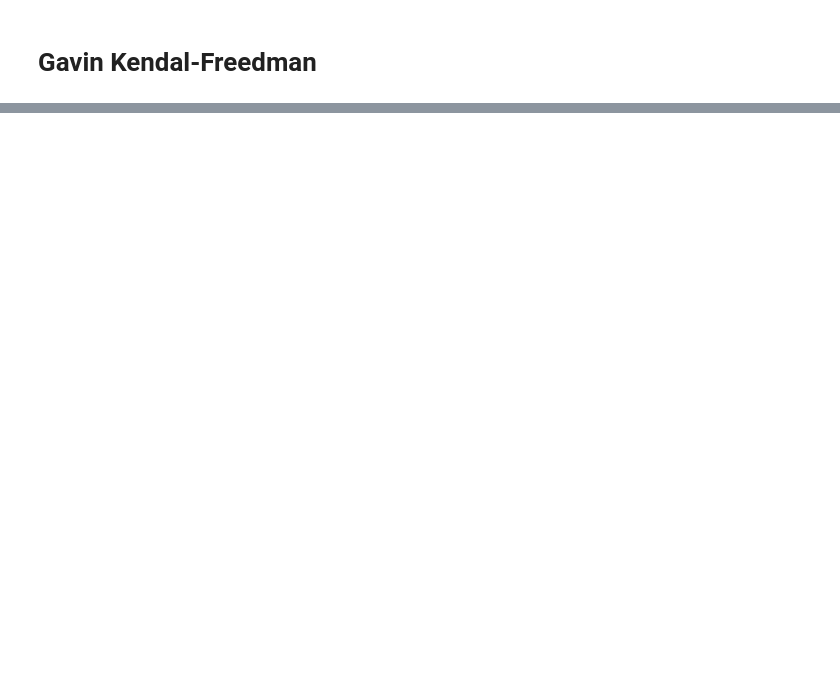
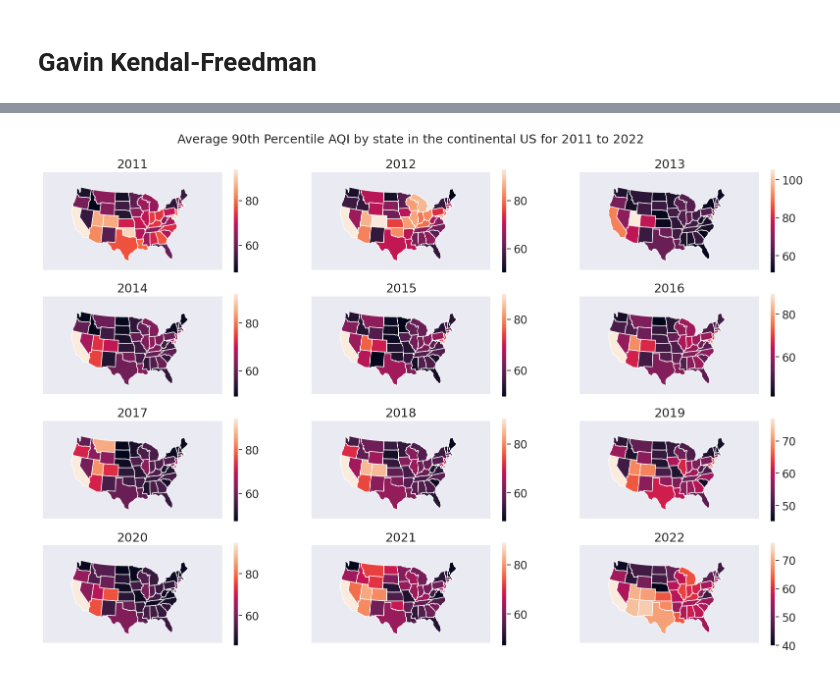
Before and after one commit to ubco-W2022T2-data301/project-group-group04, a Jupyter notebook: analysis/analysis1.ipynb, the cells around one changed output, grey strips where cells are left out. Drawn from its saved outputs; the diff is of its cells as text; code cells hidden in the pictures; blank space fills up the shorter version.

```diff
--- a/analysis/analysis1.ipynb
+++ b/analysis/analysis1.ipynb
@@ -54,0 +113,52 @@ combined.head()
+# %%
+averaged = shapedata.merge(
+    filtered[(filtered["90th Percentile AQI"] >= 0) & (filtered["90th Percentile AQI"] <= 500)]
+    .drop_duplicates(subset=["CBSA Name", "Year"])
+    .groupby(["Year", "State Name"])["90th Percentile AQI"]
+    .mean()
+    .reset_index(),
+    left_on="state",
+    right_on="State Name",
+)
+
+projection = gcrs.AlbersEqualArea(central_latitude=39.8282, central_longitude=-98.5795)
+
+fig, axarr = plt.subplots(4, 3, figsize=(20, 12), subplot_kw={"projection": projection}, sharex=True, sharey=True)
+
+# minAqi = max(0, (averaged["90th Percentile AQI"].min() // 50) * 50)
+# maxAqi = min(500, ((averaged["90th Percentile AQI"].max() + 50) // 50) * 50)
+# legend_values = list(map(str, range(int(minAqi), int(maxAqi+1), 50)))
+
+year_mapping_info: dict[int, tuple[int, int]] = {
+    2011: (0, 0),
+    2012: (0, 1),
+    2013: (0, 2),
+    2014: (1, 0),
+    2015: (1, 1),
+    2016: (1, 2),
+    2017: (2, 0),
+    2018: (2, 1),
+    2019: (2, 2),
+    2020: (3, 0),
+    2021: (3, 1),
+    2022: (3, 2),
+}
+for year in averaged.Year.unique():
+    # if year == 2022:
+    #     continue
+    ax = axarr[year_mapping_info[year][0]][year_mapping_info[year][1]]
+    gplt.choropleth(
+        averaged[((averaged["Year"] == year))],
+        hue="90th Percentile AQI",
+        ax=ax,
+        legend=True,
+        # legend_labels=legend_values
+    )
+    ax.set_title(f"{year}", fontsize=18)
+plt.subplots_adjust(top=0.92)
+title = plt.suptitle(
+    "Average 90th Percentile AQI by state in the continental US for 2011 to 2022",
+    fontsize=18,
+)
+# %% [output]
+[figure, added]
```
Also changed, not shown: parts of 5 cells of this notebook.
